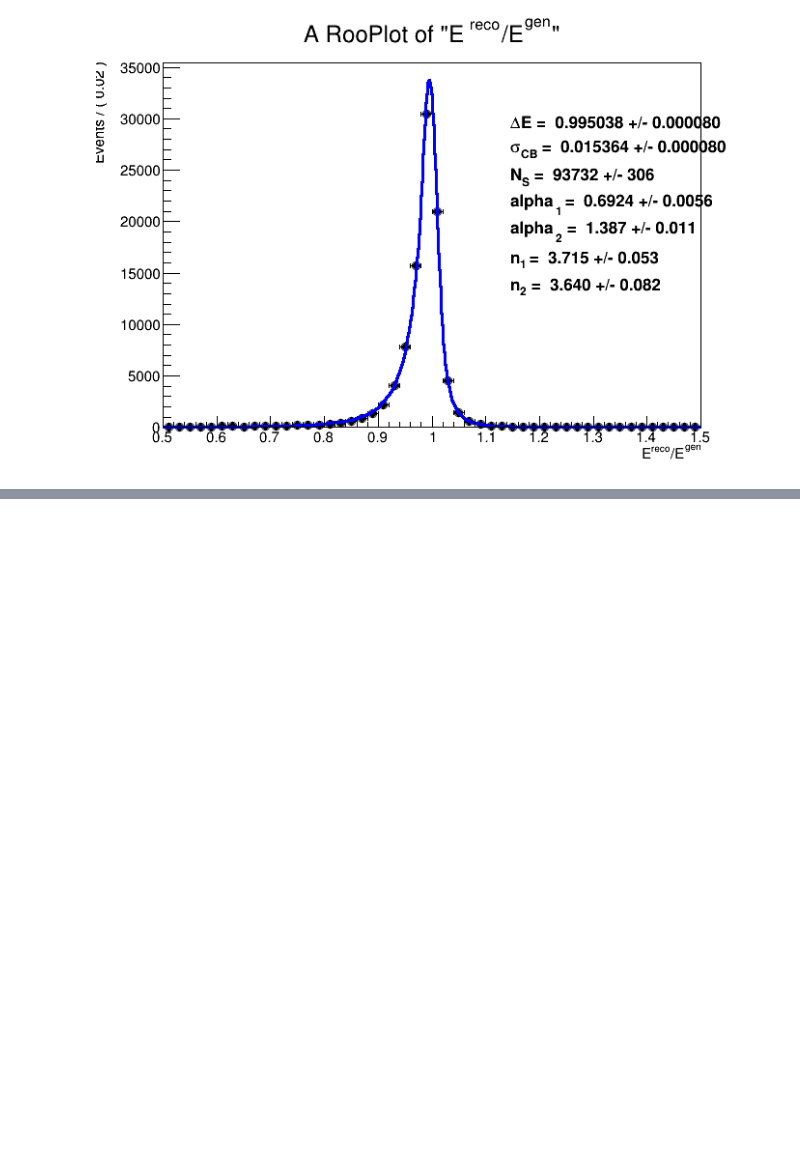
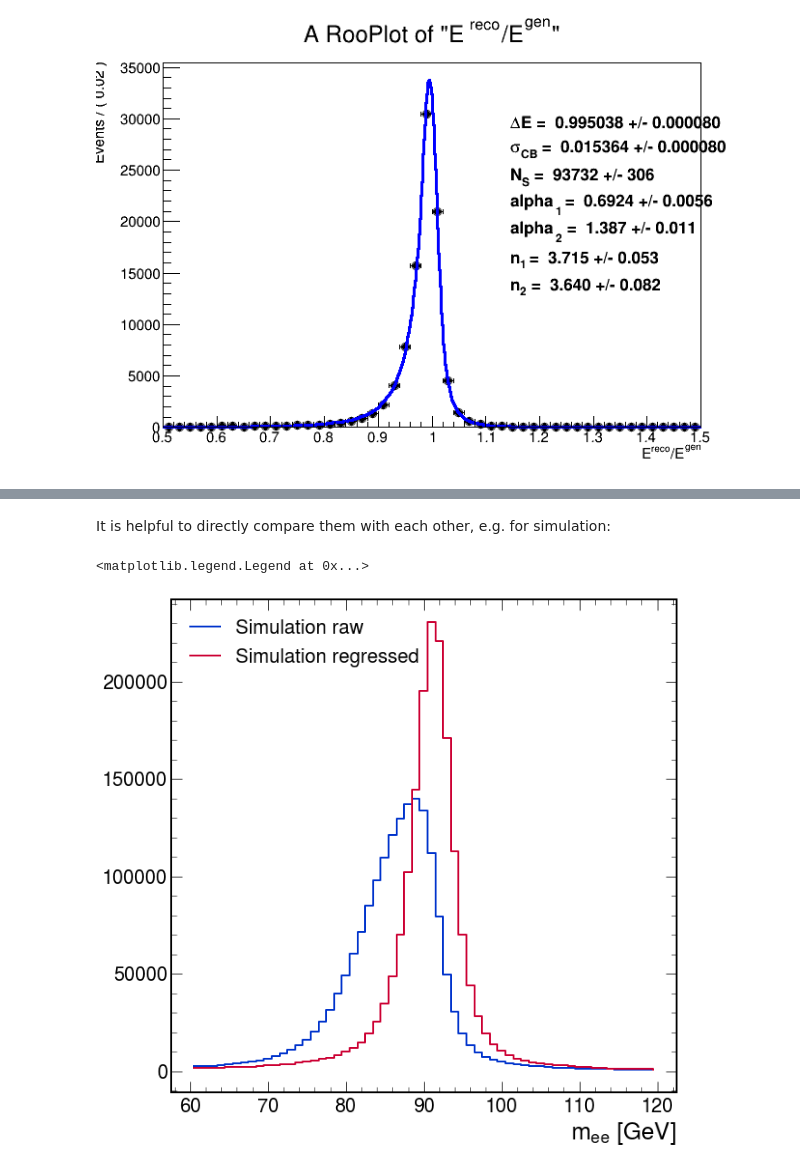
Before and after one commit to afiqaize/CMSPODAS23, a Jupyter notebook: reco_and_energy_corr/exercise-3.ipynb, the cells around one changed output, grey strips where cells are left out. Saved outputs shown, nothing was run; the diff lists cells and outputs as text; code cells hidden in the pictures; blank space fills up the shorter version.

```diff
--- a/reco_and_energy_corr/exercise-3.ipynb
+++ b/reco_and_energy_corr/exercise-3.ipynb
@@ -162,0 +215,11 @@ Having a more accurate/precise energy estimate for electrons is cool, but is any
+# %% [markdown]
+It is helpful to directly compare them with each other, e.g. for simulation:
+# %%
+fig, ax = plt.subplots()
+ax.set_xlabel(r'$\mathrm{m}_{\mathrm{ee}}$ [GeV]')
+ax.step(h_rawmee_sim.axis().centers(), h_rawmee_sim.counts(), '#0033cc', where = 'post', linewidth = 2, label = 'Simulation raw')
+ax.step(h_mee_sim.axis().centers(), h_mee_sim.counts(), '#cc0033', where = 'post', linewidth = 2, label = 'Simulation regressed')
+ax.legend()
+# %% [output]
+<matplotlib.legend.Legend at 0x...>
+[figure, added]
```
Also changed, not shown: parts of 17 cells of this notebook.
